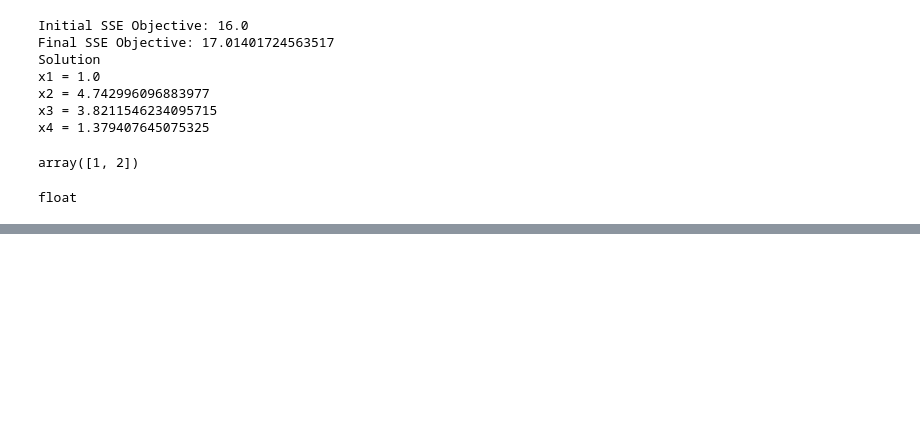
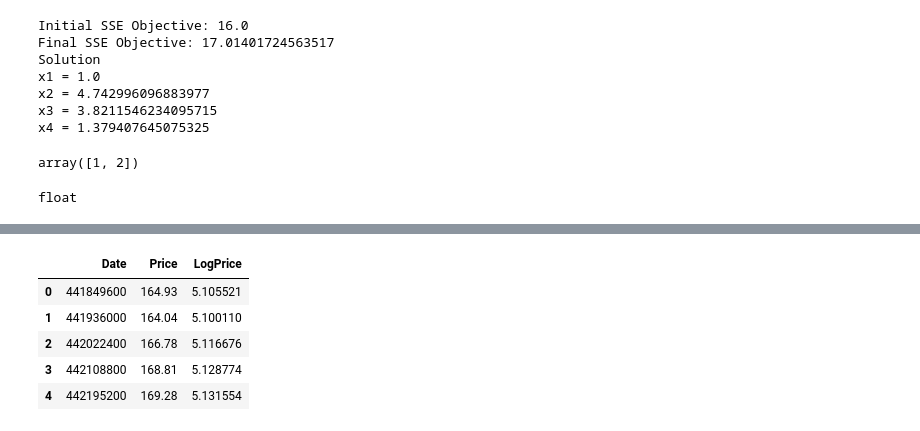
Before and after one commit to mbaddar/BTCWavelet, a Jupyter notebook: notebooks/log_returns.ipynb, the cells around one changed output, grey strips where cells are left out. Cells and saved outputs as stored; diff of their text form; code cells hidden in the pictures; blank space fills up the shorter version.

```diff
--- a/notebooks/log_returns.ipynb
+++ b/notebooks/log_returns.ipynb
@@ -1006,0 +1023,18 @@ float
+# %%
+date_format = "%Y-%m-%d %H:%M:%S"
+from datetime import datetime
+def get_epoch( date):
+    utc_time = datetime.strptime( date, date_format)
+    epoch_time = (utc_time - datetime(1970, 1, 1)).total_seconds()
+    return int( np.round( epoch_time))
+
+df['Date'] = df['Date'].apply( lambda date: int(np.round((date - datetime(1970, 1, 1)).total_seconds()) ))
+
+df.head()
+# %% [output]
+|  | Date | Price | LogPrice |
+| 0 | 441849600 | 164.93 | 5.105521 |
+| 1 | 441936000 | 164.04 | 5.100110 |
+| 2 | 442022400 | 166.78 | 5.116676 |
+| 3 | 442108800 | 168.81 | 5.128774 |
+| 4 | 442195200 | 169.28 | 5.131554 |
```
Also changed, not shown: parts of 1 cell of this notebook, 23 other files.
